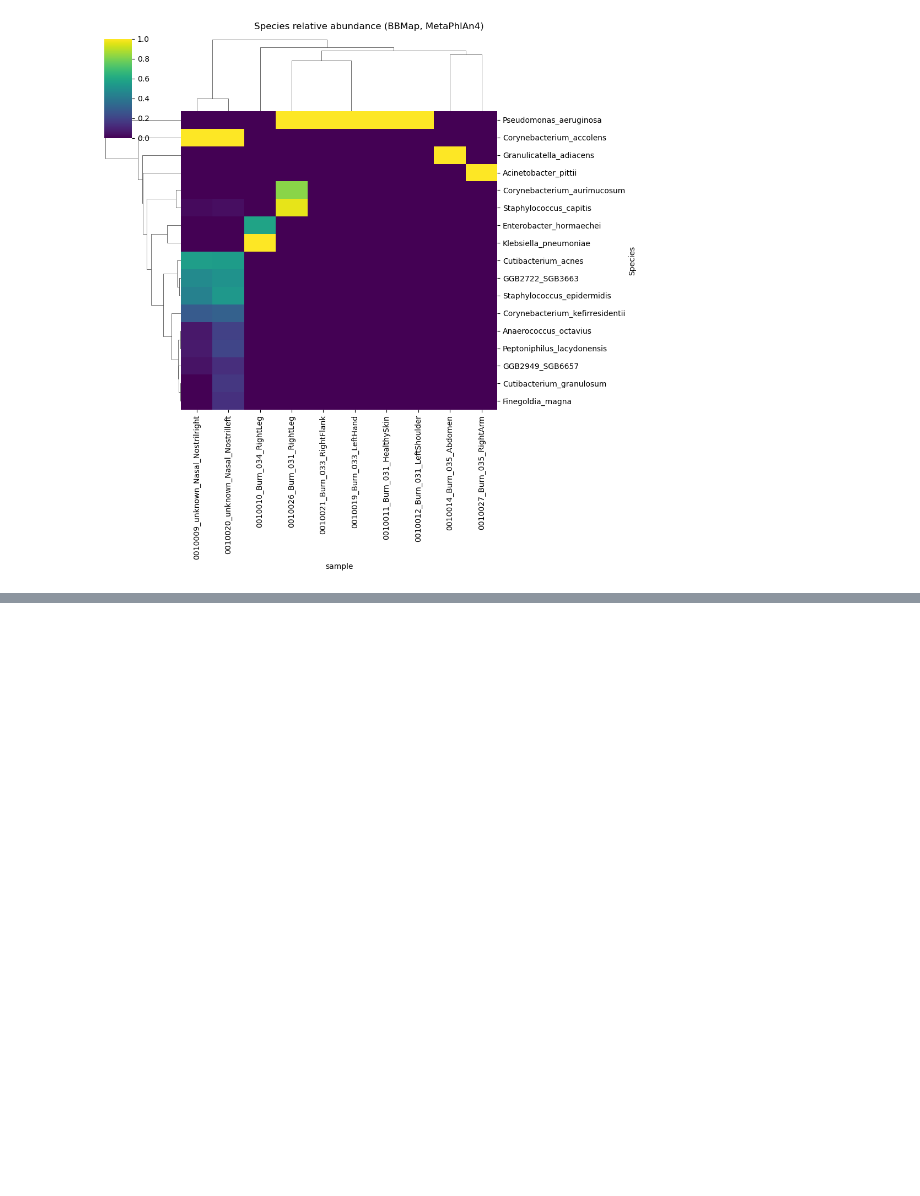
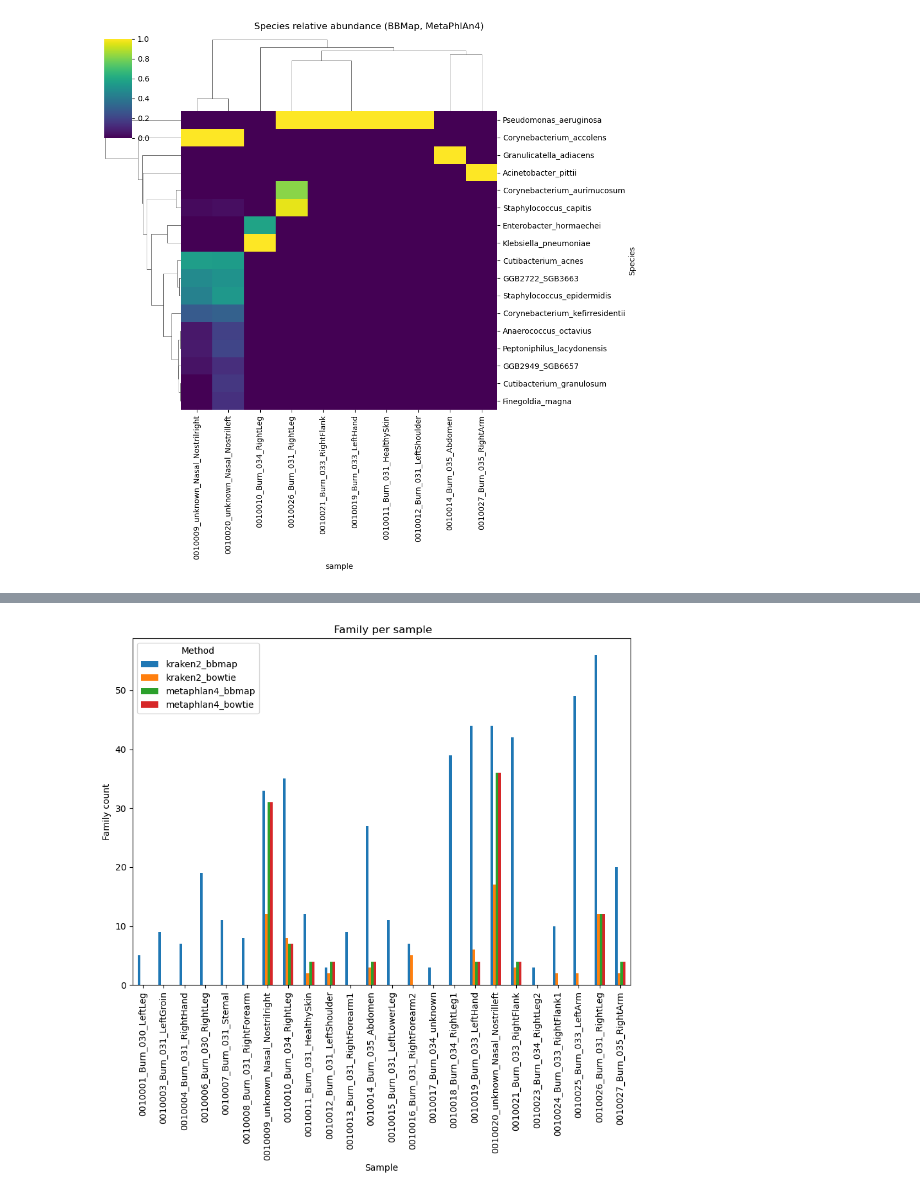
Before and after one commit to TomasDemeter/shotgun_metagenomics, a Jupyter notebook: workflow/scripts/plotting_notebook.ipynb, the cells around one changed output, grey strips where cells are left out. Cells and saved outputs as stored; diff of their text form; code cells hidden in the pictures; blank space fills up the shorter version.

```diff
--- a/workflow/scripts/plotting_notebook.ipynb
+++ b/workflow/scripts/plotting_notebook.ipynb
@@ -189,0 +243,4 @@ create_clustermap(metaphlan_bbmap, 10, "BBMap, MetaPhlAn4")
+# %%
+method_comparison_bact_taxa(merged_df, "Family", 10)
+# %% [output]
+[figure, added]
```
Also changed, not shown: parts of 9 cells of this notebook, 3 other files.
